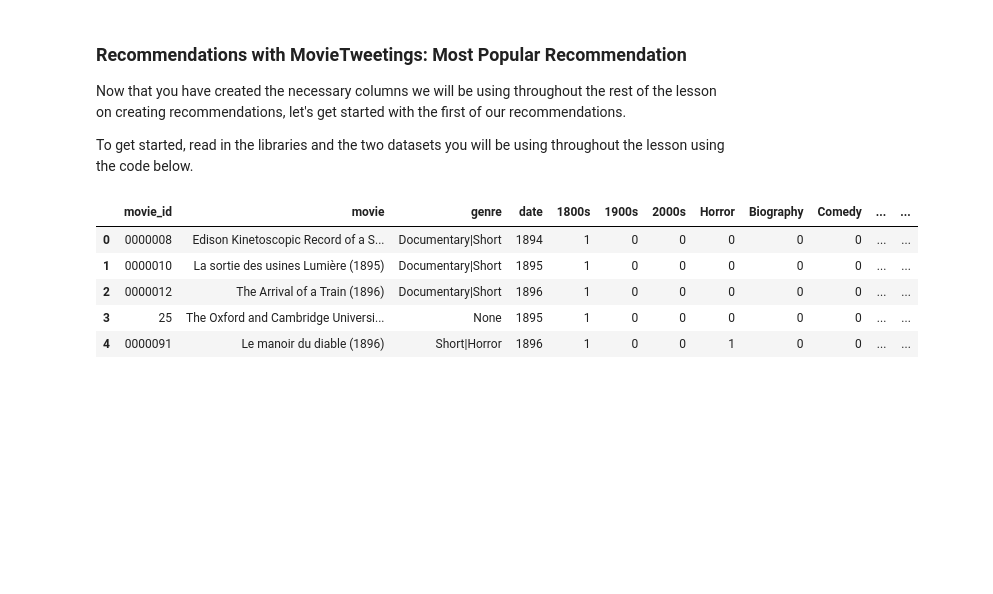
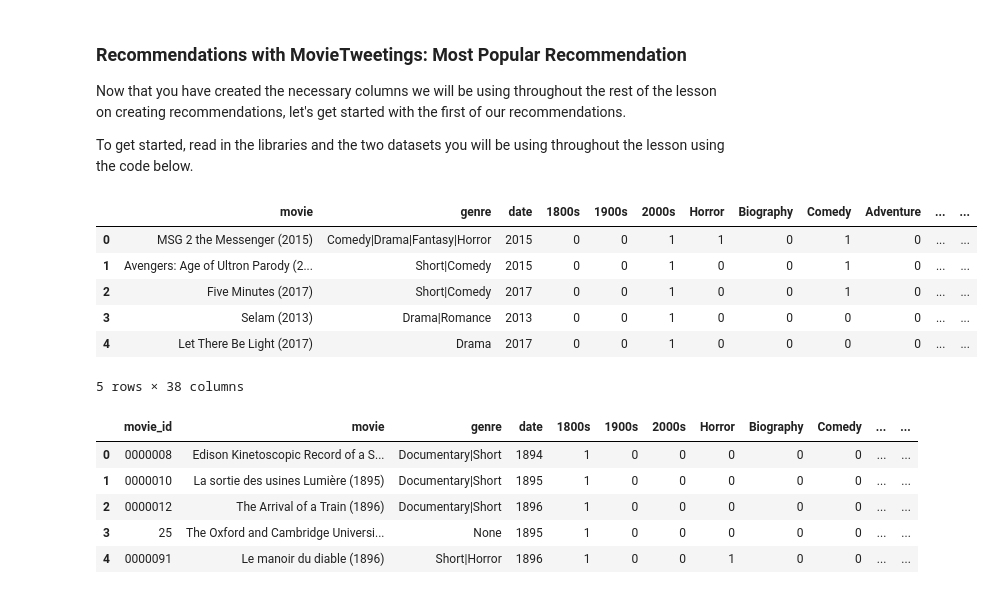
Before and after one commit to lishuoleo/movie-recommendation, a Jupyter notebook: notebooks/Most_Popular_Recommendations.ipynb, the cells around one changed output. Saved outputs shown, nothing was run; the diff lists cells and outputs as text; code cells hidden in the pictures; blank space fills up the shorter version.

```diff
--- a/notebooks/Most_Popular_Recommendations.ipynb
+++ b/notebooks/Most_Popular_Recommendations.ipynb
@@ -20,6 +20,18 @@ from sqlalchemy import create_engine
 # del reviews['Unnamed: 0']
 # %%
 engine = create_engine('sqlite:///'+ '../data/TwitterMovies.db')
+# %%
+movie_ranking = pd.read_sql_table('movie_ranking',engine)
+# %%
+movie_ranking.head()
+# %% [output]
+|  | movie | genre | date | 1800s | 1900s | 2000s | Horror | Biography | Comedy | Adventure | ... | ... |
+| 0 | MSG 2 the Messenger (2015) | Comedy|Drama|Fantasy|Horror | 2015 | 0 | 0 | 1 | 1 | 0 | 1 | 0 | ... | ... |
+| 1 | Avengers: Age of Ultron Parody (2... | Short|Comedy | 2015 | 0 | 0 | 1 | 0 | 0 | 1 | 0 | ... | ... |
+| 2 | Five Minutes (2017) | Short|Comedy | 2017 | 0 | 0 | 1 | 0 | 0 | 1 | 0 | ... | ... |
+| 3 | Selam (2013) | Drama|Romance | 2013 | 0 | 0 | 1 | 0 | 0 | 0 | 0 | ... | ... |
+| 4 | Let There Be Light (2017) | Drama | 2017 | 0 | 0 | 1 | 0 | 0 | 0 | 0 | ... | ... |
+5 rows × 38 columns
 # %%
 movies = pd.read_sql_table('movies',engine)
 # %%
```
Also changed, not shown: parts of 23 cells of this notebook, 6 other files.
